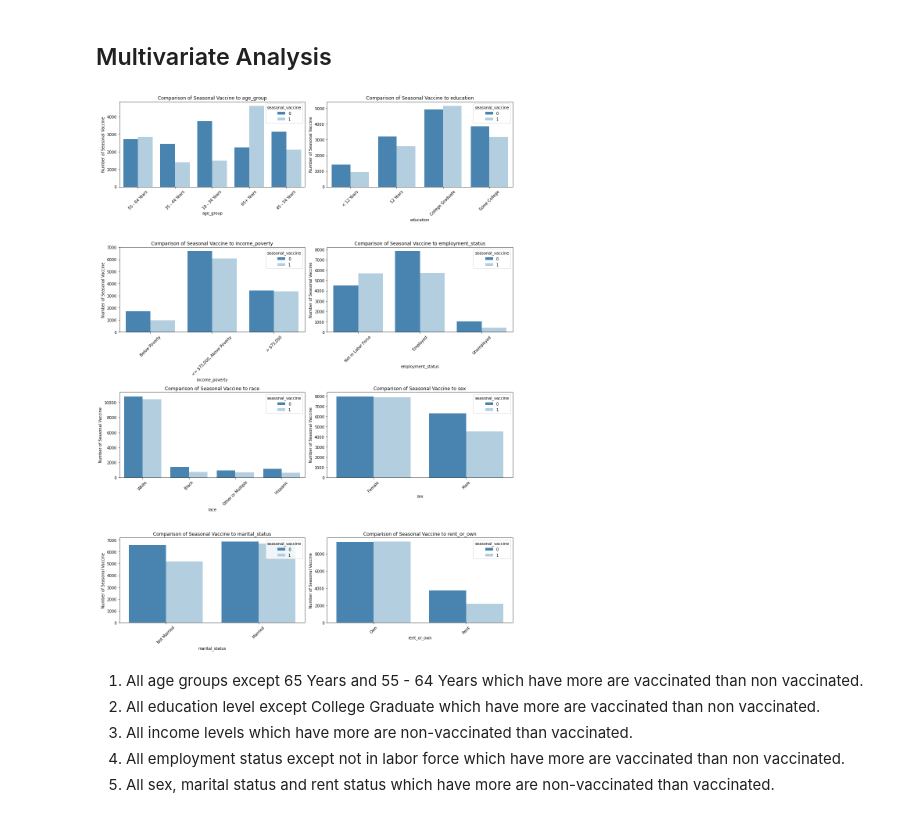
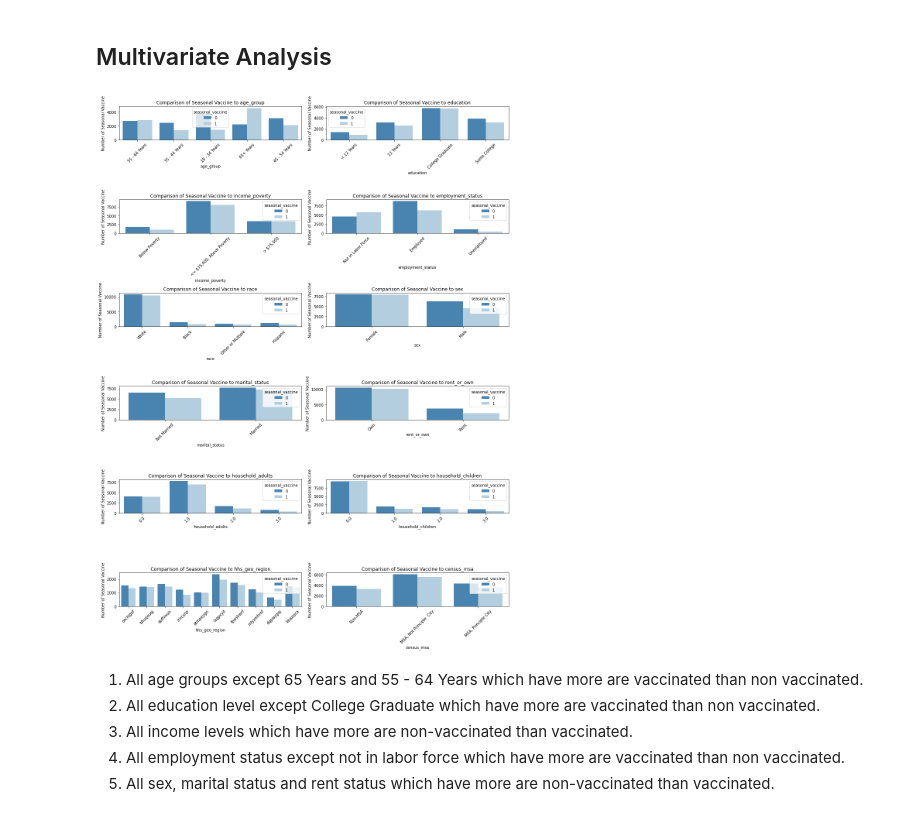
Before and after one commit to Sego-Mich/mich_phase_3_final_project, a Jupyter notebook: index.ipynb, the cells around one changed output. Drawn from its saved outputs; the diff is of its cells as text; code cells hidden in the pictures.

```diff
--- a/index.ipynb
+++ b/index.ipynb
@@ -134,4 +143,5 @@ Features selected are to explore how demographic factors effect
 # %%
-train_features_df = train_features_df[["respondent_id","age_group", "education", "income_poverty", "employment_status",
-    "race", "sex", "marital_status", "rent_or_own"]]
+selected_features = ["age_group", "education", "income_poverty", "employment_status",
+    "race", "sex", "marital_status", "rent_or_own","household_adults", "household_children","hhs_geo_region", "census_msa", "h1n1_vaccine","seasonal_vaccine"]
+train_df = train_df[selected_features]
 # %%
@@ -420,5 +450,6 @@
 # %%
-missing = ["education", "income_poverty", "employment_status", "marital_status","rent_or_own"]
+missing = ["education", "income_poverty", "employment_status", "marital_status"
+           ,"rent_or_own","household_adults","household_children"]
 for col in missing:
-    train_features_df[col].fillna(train_features_df[col].mode(), inplace=True)
+    train_df[col].fillna(train_df[col].mode()[0], inplace=True)
 # %%
@@ -702,16 +735,15 @@ The survey had many **not vaccinated** respondents for h1n1 vaccine.With the lea
 # %% [markdown]
 ## Bivariate Analysis
 # %%
-#columns to compare
-col = ["age_group", "education", "income_poverty", "employment_status",
-       "race", "sex", "marital_status", "rent_or_own"]
+selected_features = ["age_group", "education", "income_poverty", "employment_status",
+    "race", "sex", "marital_status", "rent_or_own","household_adults", "household_children","hhs_geo_region", "census_msa" ]
 
-fig, axes = plt.subplots(nrows=4, ncols=2, figsize=(15, 20))
+fig, axes = plt.subplots(nrows=6, ncols=2, figsize=(15, 20))
 
 axes = axes.flatten()
 
 # Loop through each column in the list
-for i, feature in enumerate(col):
+for i, feature in enumerate(selected_features):
     # creating pivot table to aggregate the feature by seasonal_vaccine
     feature_seasonal_vaccine = train_df.pivot_table(index=feature, values='seasonal_vaccine', aggfunc='sum')
 
@@ -748,13 +780,13 @@ plt.show()
 - **Below Property**
 # %%
  # Create subplots, setting the number of rows and columns
-fig, axes = plt.subplots(nrows=4, ncols=2, figsize=(15, 20))
+fig, axes = plt.subplots(nrows=6, ncols=2, figsize=(15, 20))
 
 # Flatten axes array for easy iteration
 axes = axes.flatten()
 
 # Loop through each column in the list
-for i, feature in enumerate(col):
+for i, feature in enumerate(selected_features):
     # Filter the train_df to only include rows where seasonal_vaccine == 0
     feature_seasonal_vaccine_0 = train_df[train_df['seasonal_vaccine'] == 0]
 
@@ -790,30 +822,26 @@ plt.show()
 # %% [markdown]
 ## Multivariate Analysis
 # %%
-#columns to compare
-col = ["age_group", "education", "income_poverty", "employment_status",
-       "race", "sex", "marital_status", "rent_or_own"]
-
-fig, axes = plt.subplots(nrows=4, ncols=2, figsize=(15, 20))
+fig, axes = plt.subplots(nrows=6, ncols=2, figsize=(15, 20))
 
 axes = axes.flatten()
 
 # Loop through each column in the list
-for i, feature in enumerate(col):
+for i, feature in enumerate(selected_features):
     # creating pivot table to aggregate the feature by seasonal_vaccine
 
     sns.countplot(x=train_df[feature],hue=train_df['seasonal_vaccine'],palette='Blues_r',
                   ax=axes[i])
 
     axes[i].set_xlabel(feature)
     axes[i].set_ylabel('Number of Seasonal Vaccine')
     axes[i].set_title(f'Comparison of Seasonal Vaccine to {feature}')
     axes[i].tick_params(axis='x', rotation=45)
 
 plt.tight_layout()
 plt.show()
 # %% [output]
-[figure, old version]
+[figure, new version]
 # %% [markdown]
 1. All age groups except 65 Years and 55 - 64 Years which have more are vaccinated than non vaccinated.
 2. All education level except College Graduate which have more are vaccinated than non vaccinated.
```
Also changed, not shown: parts of 44 cells of this notebook, 4 other files.
